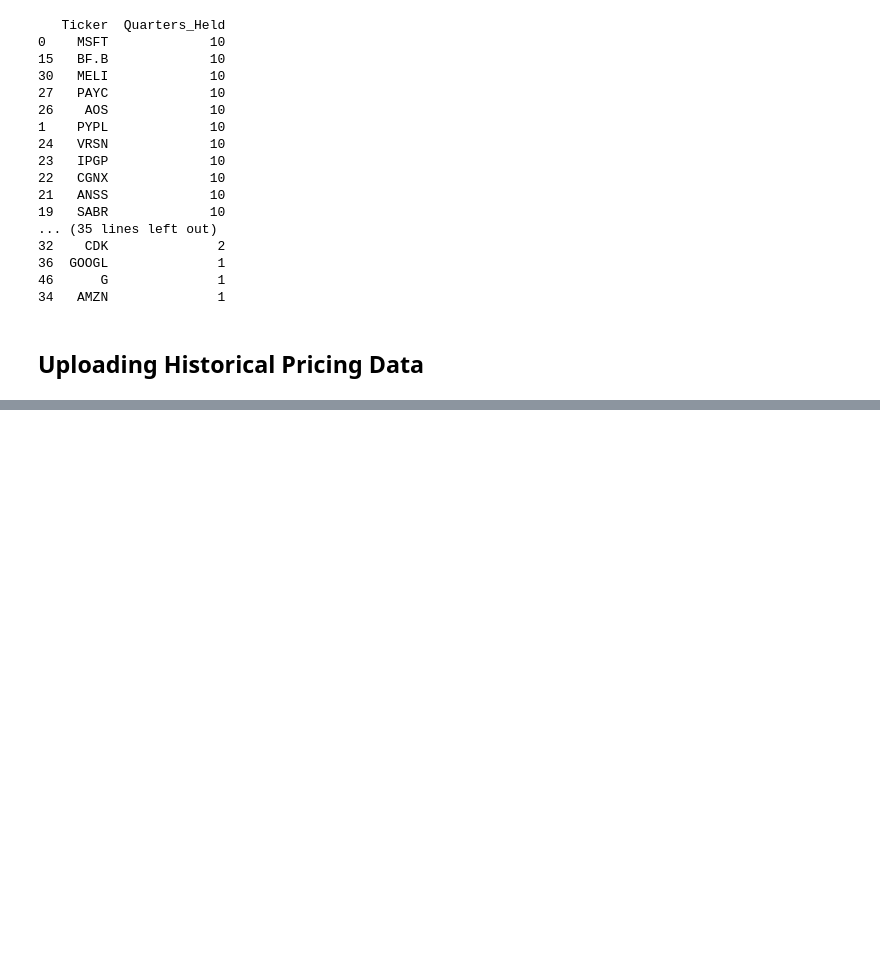
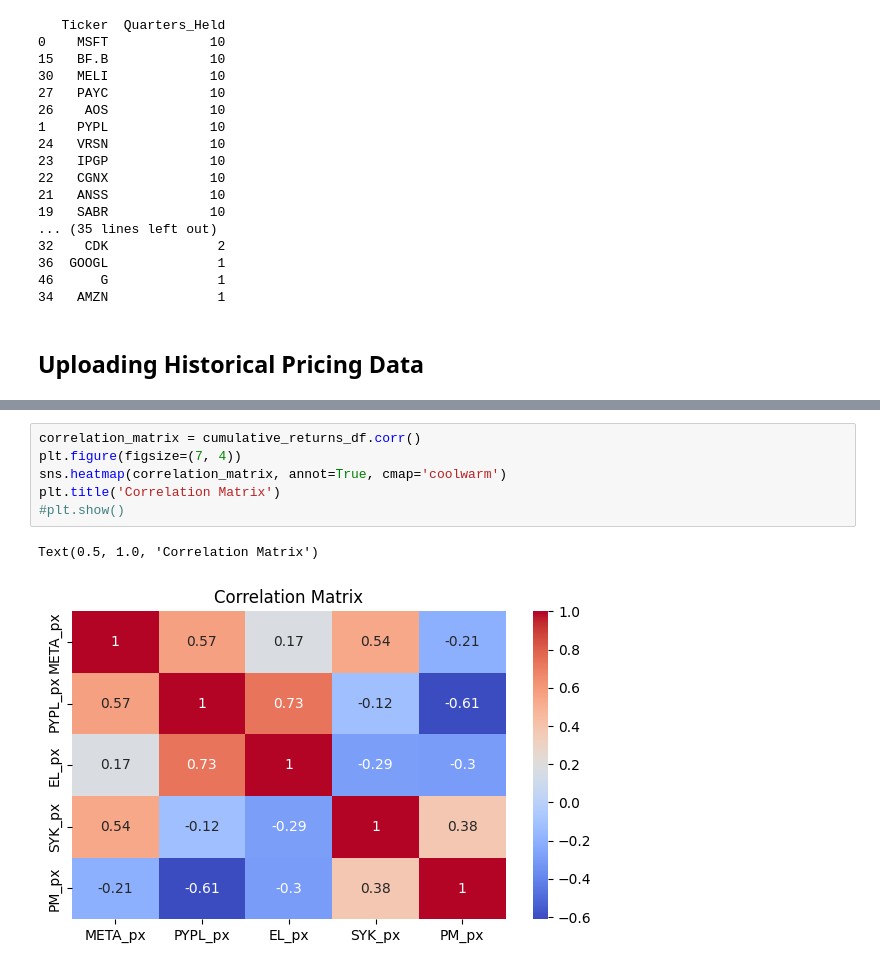
Before and after one commit to aloukrezis01/capital-markets, a Jupyter notebook: Concentrated Long Only Fund Analysis.ipynb, the cells around one changed output, grey strips where cells are left out. Drawn from its saved outputs; the diff is of its cells as text; blank space fills up the shorter version.

```diff
--- a/Concentrated Long Only Fund Analysis.ipynb
+++ b/Concentrated Long Only Fund Analysis.ipynb
@@ -226,0 +381,9 @@ FileNotFoundError: [Errno 2] No such file or directory: 'Historical_Data_Prices_
+# %%
+correlation_matrix = cumulative_returns_df.corr()
+plt.figure(figsize=(7, 4))
+sns.heatmap(correlation_matrix, annot=True, cmap='coolwarm')
+plt.title('Correlation Matrix')
+#plt.show()
+# %% [output]
+Text(0.5, 1.0, 'Correlation Matrix')
+[figure, added]
```
Also changed, not shown: parts of 16 cells of this notebook.
